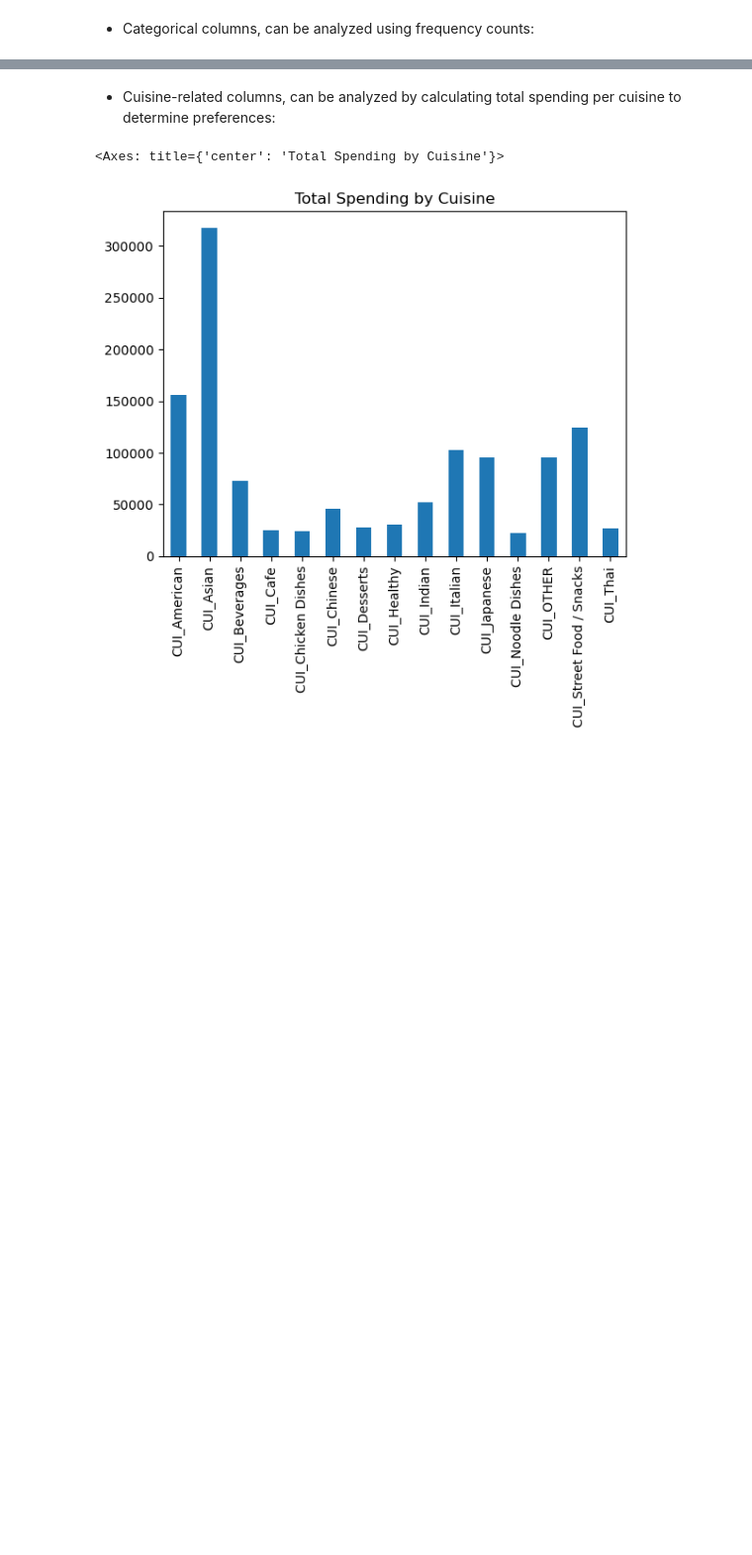
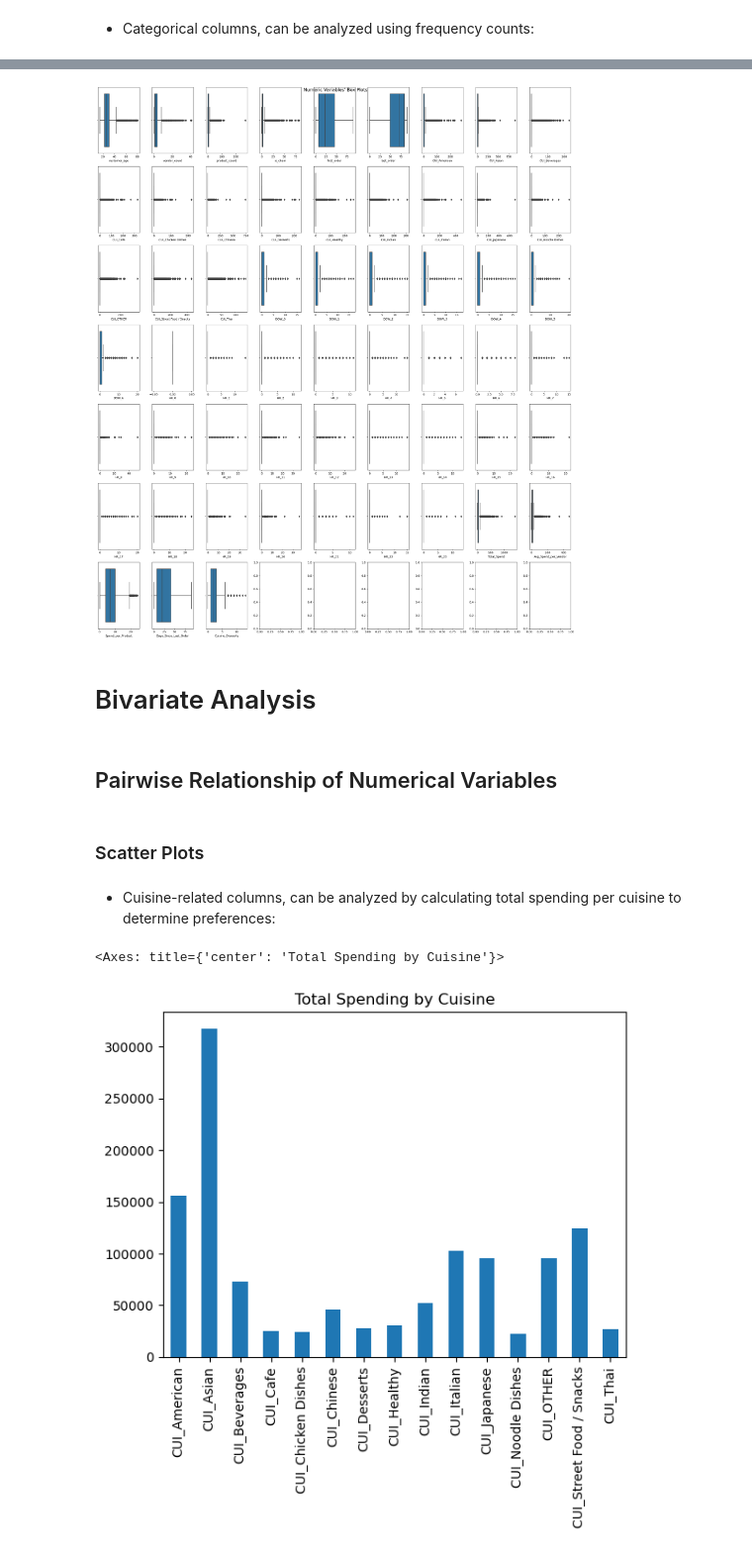
Before and after one commit to afonsosilvax/Data_Mining_NOVA, a Jupyter notebook: DM2425_Part1_99_Bruna.ipynb, the cells around one changed output, grey strips where cells are left out. Shown: that part at 99% size. Drawn from its saved outputs; the diff is of its cells as text; code cells hidden in the pictures; blank space fills up the shorter version.

```diff
--- a/DM2425_Part1_99_Bruna.ipynb
+++ b/DM2425_Part1_99_Bruna.ipynb
@@ -208,0 +344,37 @@ Name: count, dtype: int64
+# %%
+# Dimension of the figure
+sp_rows = 7
+sp_cols = ceil(len(metric_features) / sp_rows)
+
+# Prepare figure. Create individual axes where each histogram will be placed
+fig, axes = plt.subplots(sp_rows,
+                         sp_cols,
+                         figsize=(24, 28),
+                         tight_layout=True
+                        )
+
+# Plot data: Iterate across axes and associate each histogram
+for ax, feat in zip(axes.flatten(), metric_features):
+    sns.boxplot(x=df[feat], ax=ax)
+
+# Layout: Add a centered title to the figure
+title = "Numeric Variables' Box Plots"
+plt.suptitle(title, fontsize=16)
+
+# Create directory if it doesn't exist
+if not os.path.exists(os.path.join('..', 'figures', 'eda')):
+    os.makedirs(os.path.join('..', 'figures', 'eda'))
+
+# Save the figure with a higher dpi for clarity
+plt.savefig(os.path.join('..', 'figures', 'eda', 'numeric_variables_boxplots.png'), dpi=200)
+
+# Show the plot
+plt.show()
+# %% [output]
+[figure, added]
+# %% [markdown]
+# Bivariate Analysis
+# %% [markdown]
+## Pairwise Relationship of Numerical Variables
+# %% [markdown]
+### Scatter Plots
```
Also changed, not shown: parts of 18 cells of this notebook.
